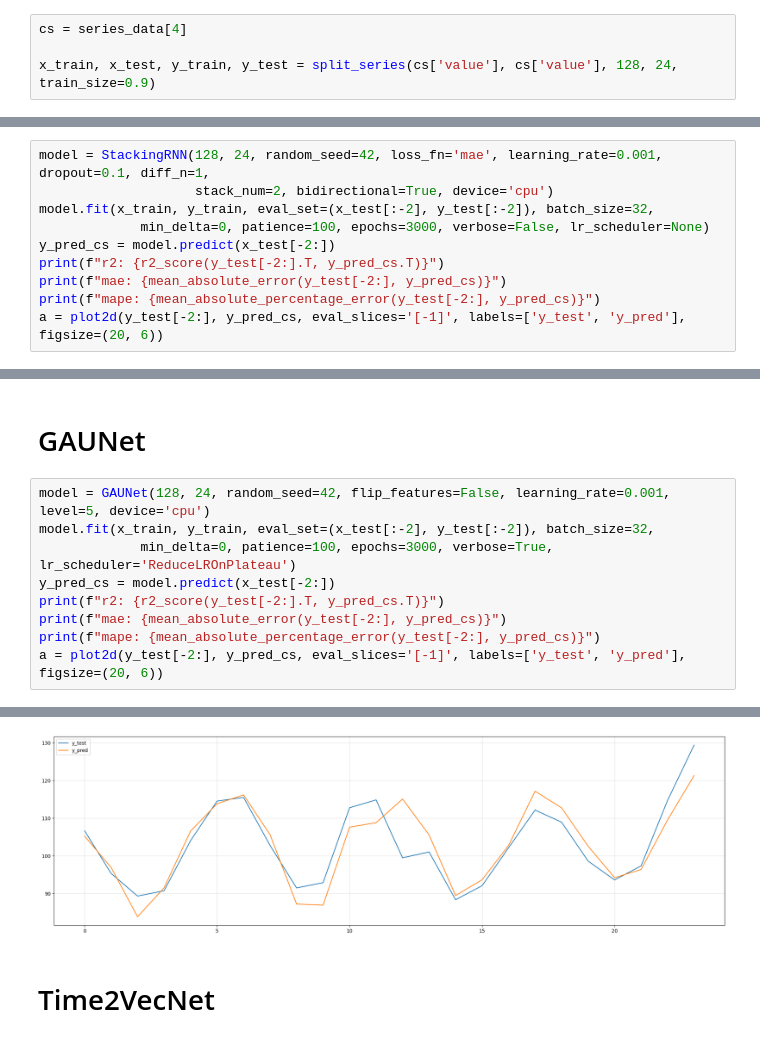
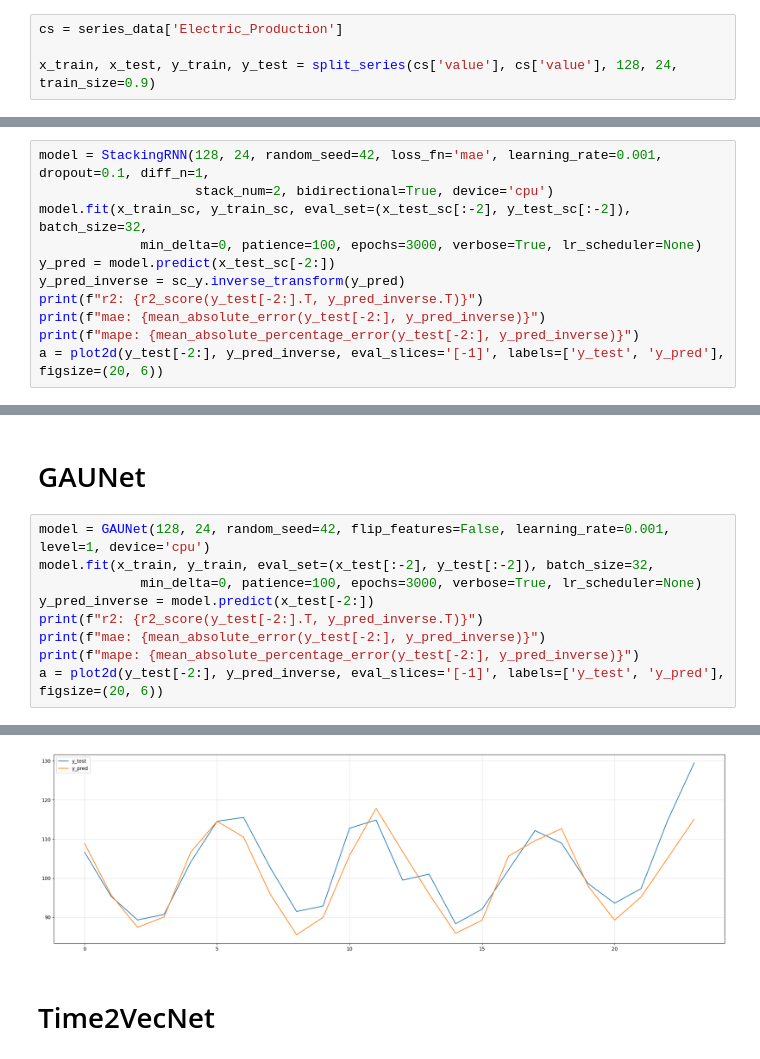
Before and after one commit to BirchKwok/spinesTS, a Jupyter notebook: examples/nn.ipynb, the cells around one changed output, grey strips where cells are left out. Drawn from its saved outputs; the diff is of its cells as text.

```diff
--- a/examples/nn.ipynb
+++ b/examples/nn.ipynb
@@ -30,5 +34,5 @@ series_data = BuiltInSeriesData()
 # %%
-cs = series_data[4]
+cs = series_data['Electric_Production']
 
 x_train, x_test, y_train, y_test = split_series(cs['value'], cs['value'], 128, 24, train_size=0.9)
 # %%
@@ -40,12 +56,13 @@ x_train.shape, x_test.shape
 # %%
 model = StackingRNN(128, 24, random_seed=42, loss_fn='mae', learning_rate=0.001, dropout=0.1, diff_n=1,
                     stack_num=2, bidirectional=True, device='cpu')
-model.fit(x_train, y_train, eval_set=(x_test[:-2], y_test[:-2]), batch_size=32,
-             min_delta=0, patience=100, epochs=3000, verbose=False, lr_scheduler=None)
-y_pred_cs = model.predict(x_test[-2:])
-print(f"r2: {r2_score(y_test[-2:].T, y_pred_cs.T)}")
-print(f"mae: {mean_absolute_error(y_test[-2:], y_pred_cs)}")
-print(f"mape: {mean_absolute_percentage_error(y_test[-2:], y_pred_cs)}")
-a = plot2d(y_test[-2:], y_pred_cs, eval_slices='[-1]', labels=['y_test', 'y_pred'], figsize=(20, 6))
+model.fit(x_train_sc, y_train_sc, eval_set=(x_test_sc[:-2], y_test_sc[:-2]), batch_size=32,
+             min_delta=0, patience=100, epochs=3000, verbose=True, lr_scheduler=None)
+y_pred = model.predict(x_test_sc[-2:])
+y_pred_inverse = sc_y.inverse_transform(y_pred)
+print(f"r2: {r2_score(y_test[-2:].T, y_pred_inverse.T)}")
+print(f"mae: {mean_absolute_error(y_test[-2:], y_pred_inverse)}")
+print(f"mape: {mean_absolute_percentage_error(y_test[-2:], y_pred_inverse)}")
+a = plot2d(y_test[-2:], y_pred_inverse, eval_slices='[-1]', labels=['y_test', 'y_pred'], figsize=(20, 6))
 # %% [output]
 Using cpu backend
@@ -69,13 +86,13 @@ mape: 0.02617203447614444
 # %% [markdown]
 # GAUNet
 # %%
-model = GAUNet(128, 24, random_seed=42, flip_features=False, learning_rate=0.001, level=5, device='cpu')
+model = GAUNet(128, 24, random_seed=42, flip_features=False, learning_rate=0.001, level=1, device='cpu')
 model.fit(x_train, y_train, eval_set=(x_test[:-2], y_test[:-2]), batch_size=32,
-             min_delta=0, patience=100, epochs=3000, verbose=True, lr_scheduler='ReduceLROnPlateau')
-y_pred_cs = model.predict(x_test[-2:])
-print(f"r2: {r2_score(y_test[-2:].T, y_pred_cs.T)}")
-print(f"mae: {mean_absolute_error(y_test[-2:], y_pred_cs)}")
-print(f"mape: {mean_absolute_percentage_error(y_test[-2:], y_pred_cs)}")
-a = plot2d(y_test[-2:], y_pred_cs, eval_slices='[-1]', labels=['y_test', 'y_pred'], figsize=(20, 6))
+             min_delta=0, patience=100, epochs=3000, verbose=True, lr_scheduler=None)
+y_pred_inverse = model.predict(x_test[-2:])
+print(f"r2: {r2_score(y_test[-2:].T, y_pred_inverse.T)}")
+print(f"mae: {mean_absolute_error(y_test[-2:], y_pred_inverse)}")
+print(f"mape: {mean_absolute_percentage_error(y_test[-2:], y_pred_inverse)}")
+a = plot2d(y_test[-2:], y_pred_inverse, eval_slices='[-1]', labels=['y_test', 'y_pred'], figsize=(20, 6))
 # %% [output]
 Using cpu backend
@@ -98,3 +115,3 @@ mape: 0.03610743072342909
-[figure, old version]
+[figure, new version]
 # %% [markdown]
 # Time2VecNet
```
Also changed, not shown: parts of 8 cells of this notebook, 37 other files.
